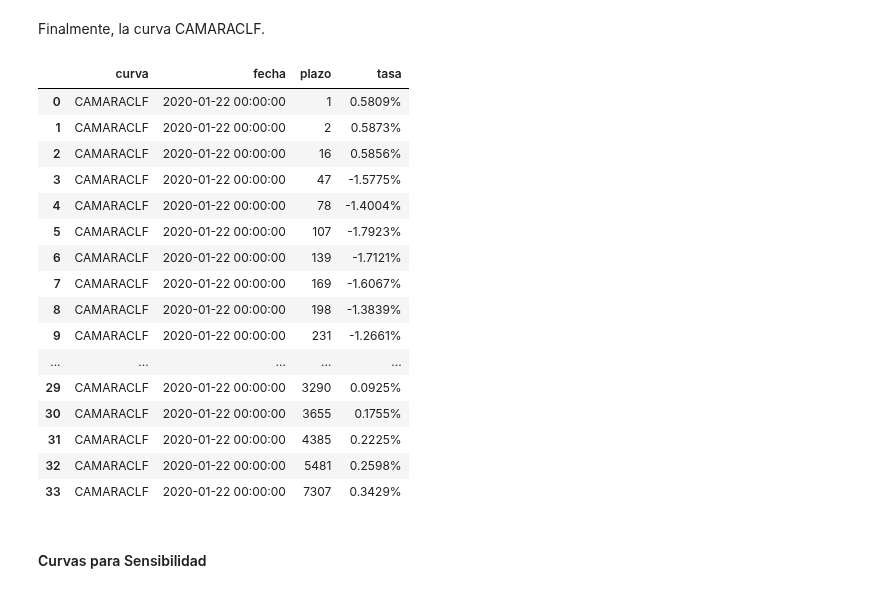
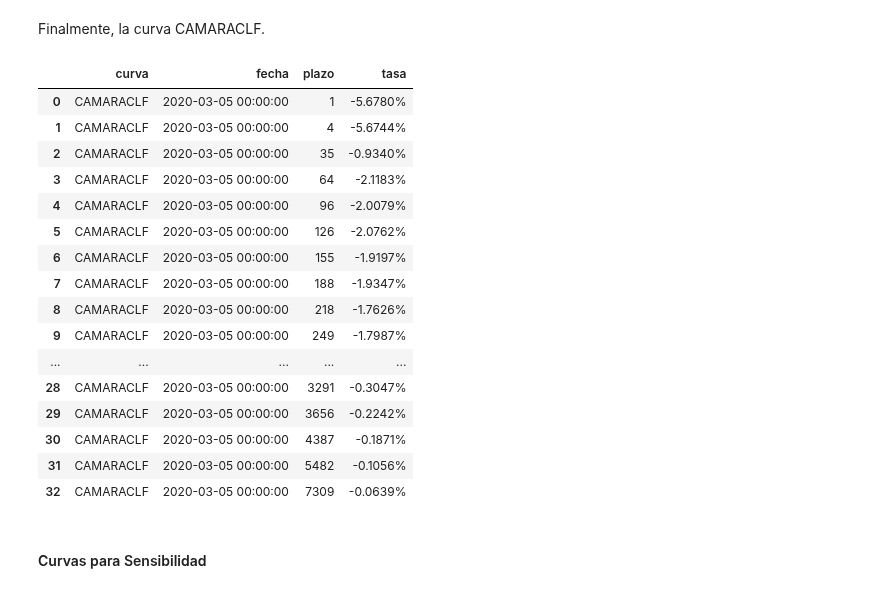
Before and after one commit to qcfinancial/qcfinancial-docs, a Jupyter notebook: Ejemplos_QC_Financial_3.ipynb, the cells around one changed output. Drawn from its saved outputs; the diff is of its cells as text; code cells hidden in the pictures.

```diff
--- a/Ejemplos_QC_Financial_3.ipynb
+++ b/Ejemplos_QC_Financial_3.ipynb
@@ -265,26 +265,26 @@ zz2 = Qcf.ZeroCouponCurve(lin2, tasa)
 # %% [markdown]
 Finalmente, la curva CAMARACLF.
 # %%
-curva_camara_clf = pd.read_excel("20200122_camaraclf.xlsx")
+curva_camara_clf = pd.read_excel("20200305_camaraclf.xlsx")
 curva_camara_clf.style.format({"tasa": "{0:,.4%}"})
 # %% [output]
 |  | curva | fecha | plazo | tasa |
-| 0 | CAMARACLF | 2020-01-22 00:00:00 | 1 | 0.5809% |
-| 1 | CAMARACLF | 2020-01-22 00:00:00 | 2 | 0.5873% |
-| 2 | CAMARACLF | 2020-01-22 00:00:00 | 16 | 0.5856% |
-| 3 | CAMARACLF | 2020-01-22 00:00:00 | 47 | -1.5775% |
-| 4 | CAMARACLF | 2020-01-22 00:00:00 | 78 | -1.4004% |
-| 5 | CAMARACLF | 2020-01-22 00:00:00 | 107 | -1.7923% |
-| 6 | CAMARACLF | 2020-01-22 00:00:00 | 139 | -1.7121% |
-| 7 | CAMARACLF | 2020-01-22 00:00:00 | 169 | -1.6067% |
-| 8 | CAMARACLF | 2020-01-22 00:00:00 | 198 | -1.3839% |
-| 9 | CAMARACLF | 2020-01-22 00:00:00 | 231 | -1.2661% |
+| 0 | CAMARACLF | 2020-03-05 00:00:00 | 1 | -5.6780% |
+| 1 | CAMARACLF | 2020-03-05 00:00:00 | 4 | -5.6744% |
+| 2 | CAMARACLF | 2020-03-05 00:00:00 | 35 | -0.9340% |
+| 3 | CAMARACLF | 2020-03-05 00:00:00 | 64 | -2.1183% |
+| 4 | CAMARACLF | 2020-03-05 00:00:00 | 96 | -2.0079% |
+| 5 | CAMARACLF | 2020-03-05 00:00:00 | 126 | -2.0762% |
+| 6 | CAMARACLF | 2020-03-05 00:00:00 | 155 | -1.9197% |
+| 7 | CAMARACLF | 2020-03-05 00:00:00 | 188 | -1.9347% |
+| 8 | CAMARACLF | 2020-03-05 00:00:00 | 218 | -1.7626% |
+| 9 | CAMARACLF | 2020-03-05 00:00:00 | 249 | -1.7987% |
 | ... | ... | ... | ... | ... |
-| 29 | CAMARACLF | 2020-01-22 00:00:00 | 3290 | 0.0925% |
-| 30 | CAMARACLF | 2020-01-22 00:00:00 | 3655 | 0.1755% |
-| 31 | CAMARACLF | 2020-01-22 00:00:00 | 4385 | 0.2225% |
-| 32 | CAMARACLF | 2020-01-22 00:00:00 | 5481 | 0.2598% |
-| 33 | CAMARACLF | 2020-01-22 00:00:00 | 7307 | 0.3429% |
+| 28 | CAMARACLF | 2020-03-05 00:00:00 | 3291 | -0.3047% |
+| 29 | CAMARACLF | 2020-03-05 00:00:00 | 3656 | -0.2242% |
+| 30 | CAMARACLF | 2020-03-05 00:00:00 | 4387 | -0.1871% |
+| 31 | CAMARACLF | 2020-03-05 00:00:00 | 5482 | -0.1056% |
+| 32 | CAMARACLF | 2020-03-05 00:00:00 | 7309 | -0.0639% |
 # %%
 lvec3 = Qcf.long_vec()
 vec3 = Qcf.double_vec()
```
Also changed, not shown: parts of 30 cells of this notebook, 9 other files.
